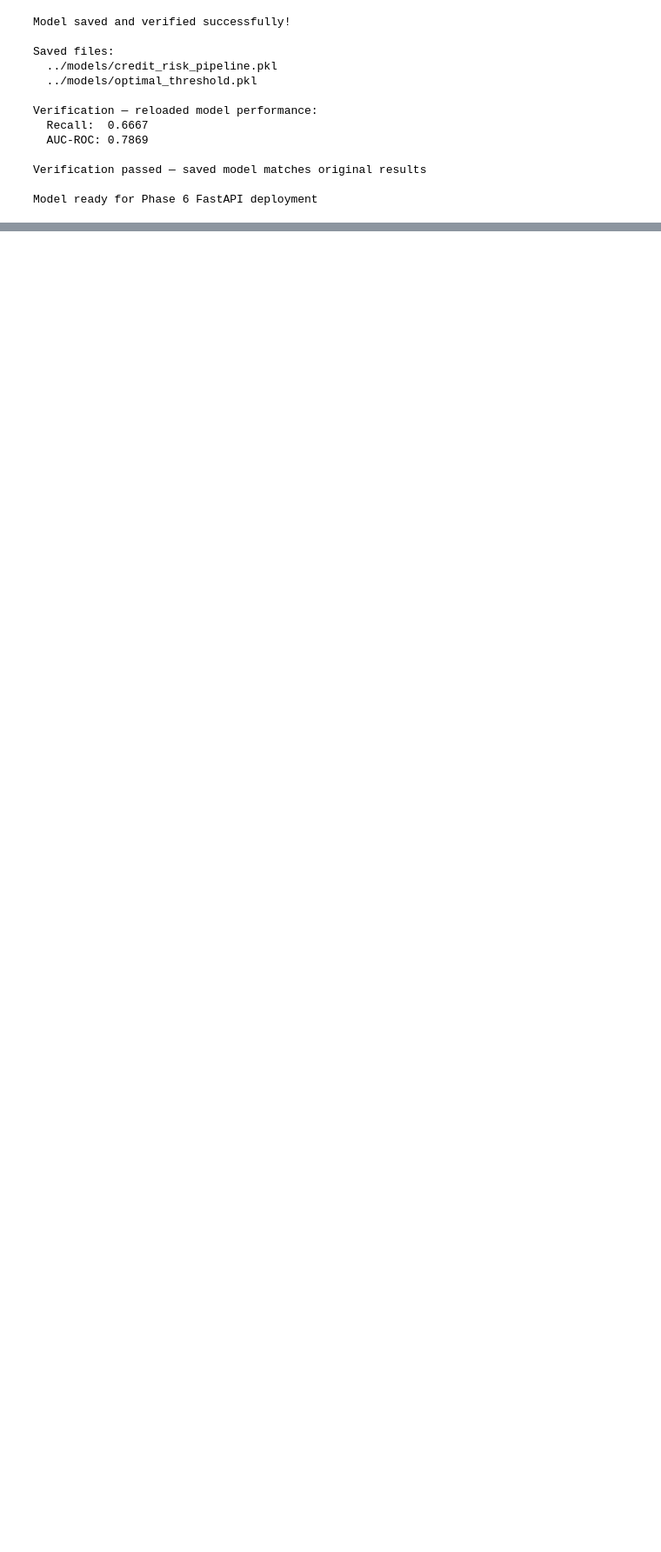
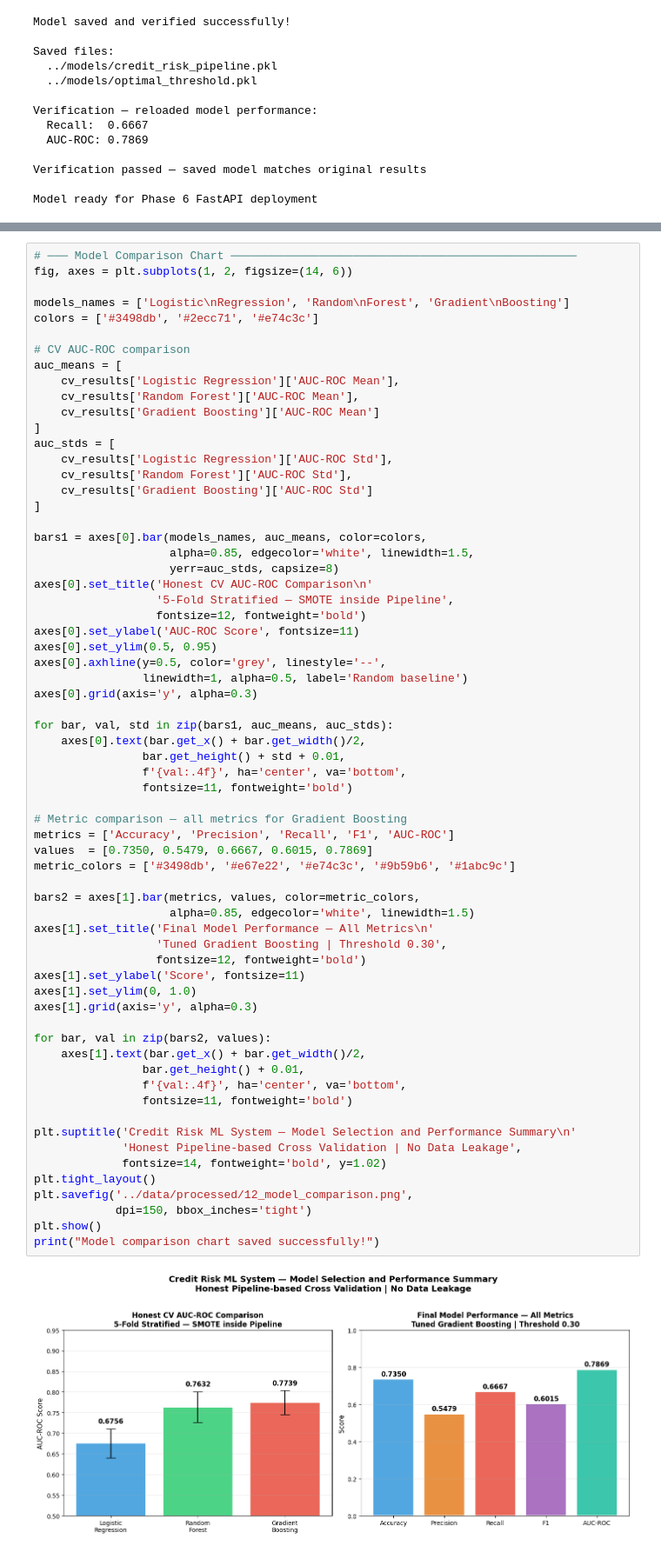
Before and after one commit to Aluka-Analysis/credit-risk-ml-system, a Jupyter notebook: notebooks/03_model_training_v2.ipynb, the cells around one changed output, grey strips where cells are left out. Shown at 87% size. Drawn from its saved outputs; the diff is of its cells as text; blank space fills up the shorter version.

```diff
--- a/notebooks/03_model_training_v2.ipynb
+++ b/notebooks/03_model_training_v2.ipynb
@@ -525,0 +659,67 @@ Model ready for Phase 6 FastAPI deployment
+# %%
+# ─── Model Comparison Chart ───────────────────────────────────────────────────
+fig, axes = plt.subplots(1, 2, figsize=(14, 6))
+
+models_names = ['Logistic\nRegression', 'Random\nForest', 'Gradient\nBoosting']
+colors = ['#3498db', '#2ecc71', '#e74c3c']
+
+# CV AUC-ROC comparison
+auc_means = [
+    cv_results['Logistic Regression']['AUC-ROC Mean'],
+    cv_results['Random Forest']['AUC-ROC Mean'],
+    cv_results['Gradient Boosting']['AUC-ROC Mean']
+]
+auc_stds = [
+    cv_results['Logistic Regression']['AUC-ROC Std'],
+    cv_results['Random Forest']['AUC-ROC Std'],
+    cv_results['Gradient Boosting']['AUC-ROC Std']
+]
+
+bars1 = axes[0].bar(models_names, auc_means, color=colors,
+                    alpha=0.85, edgecolor='white', linewidth=1.5,
+                    yerr=auc_stds, capsize=8)
+axes[0].set_title('Honest CV AUC-ROC Comparison\n'
+                  '5-Fold Stratified — SMOTE inside Pipeline',
+                  fontsize=12, fontweight='bold')
+axes[0].set_ylabel('AUC-ROC Score', fontsize=11)
+axes[0].set_ylim(0.5, 0.95)
+axes[0].axhline(y=0.5, color='grey', linestyle='--',
+                linewidth=1, alpha=0.5, label='Random baseline')
+axes[0].grid(axis='y', alpha=0.3)
+
+for bar, val, std in zip(bars1, auc_means, auc_stds):
+    axes[0].text(bar.get_x() + bar.get_width()/2,
+                bar.get_height() + std + 0.01,
+                f'{val:.4f}', ha='center', va='bottom',
+                fontsize=11, fontweight='bold')
+
+# Metric comparison — all metrics for Gradient Boosting
+metrics = ['Accuracy', 'Precision', 'Recall', 'F1', 'AUC-ROC']
+values  = [0.7350, 0.5479, 0.6667, 0.6015, 0.7869]
+metric_colors = ['#3498db', '#e67e22', '#e74c3c', '#9b59b6', '#1abc9c']
+
+bars2 = axes[1].bar(metrics, values, color=metric_colors,
+                    alpha=0.85, edgecolor='white', linewidth=1.5)
+axes[1].set_title('Final Model Performance — All Metrics\n'
+                  'Tuned Gradient Boosting | Threshold 0.30',
+                  fontsize=12, fontweight='bold')
+axes[1].set_ylabel('Score', fontsize=11)
+axes[1].set_ylim(0, 1.0)
+axes[1].grid(axis='y', alpha=0.3)
+
+for bar, val in zip(bars2, values):
+    axes[1].text(bar.get_x() + bar.get_width()/2,
+                bar.get_height() + 0.01,
+                f'{val:.4f}', ha='center', va='bottom',
+                fontsize=11, fontweight='bold')
+
+plt.suptitle('Credit Risk ML System — Model Selection and Performance Summary\n'
+             'Honest Pipeline-based Cross Validation | No Data Leakage',
+             fontsize=14, fontweight='bold', y=1.02)
+plt.tight_layout()
+plt.savefig('../data/processed/12_model_comparison.png',
+            dpi=150, bbox_inches='tight')
+plt.show()
+print("Model comparison chart saved successfully!")
+# %% [output]
+[figure, added]
```
Also changed, not shown: parts of 5 cells of this notebook, 4 other files.
